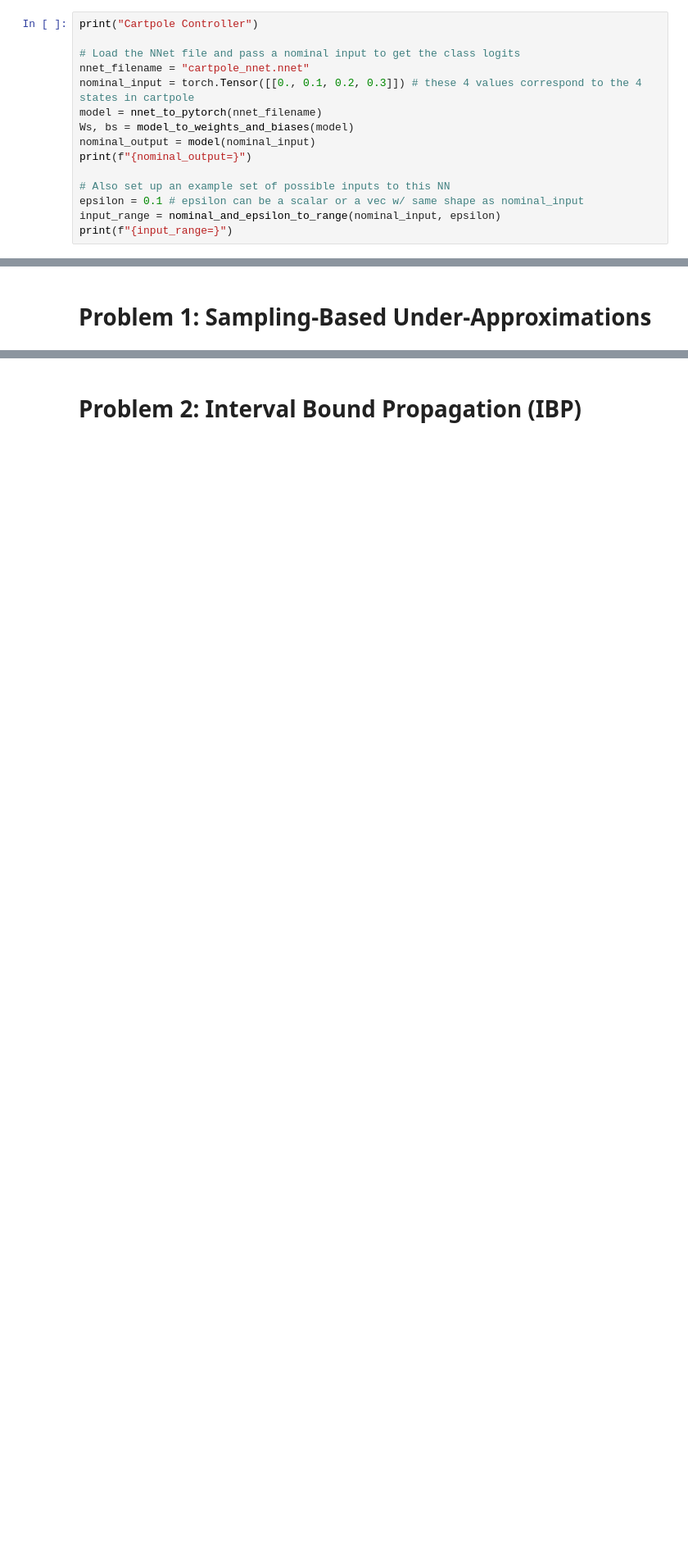
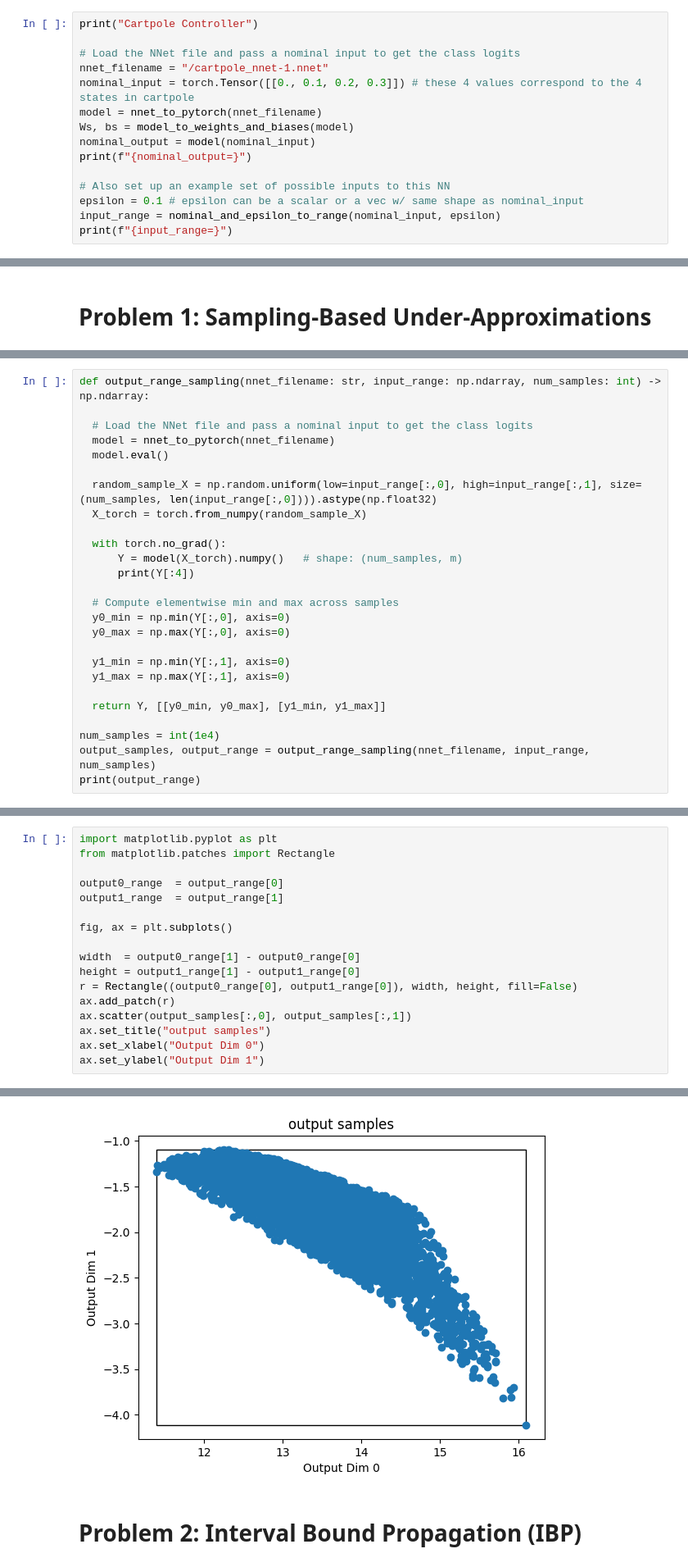
Before and after one commit to kmuenpra/EECE7268, a Jupyter notebook: EECE7268_HW2.ipynb, the cells around one changed output, grey strips where cells are left out. Shown at 82% size. Cells and saved outputs as stored; diff of their text form; blank space fills up the shorter version.

```diff
--- a/EECE7268_HW2.ipynb
+++ b/EECE7268_HW2.ipynb
@@ -101,7 +101,7 @@ For example, to load a NN controller for a cartpole system, then query the contr
 print("Cartpole Controller")
 
 # Load the NNet file and pass a nominal input to get the class logits
-nnet_filename = "cartpole_nnet.nnet"
+nnet_filename = "/cartpole_nnet-1.nnet"
 nominal_input = torch.Tensor([[0., 0.1, 0.2, 0.3]]) # these 4 values correspond to the 4 states in cartpole
 model = nnet_to_pytorch(nnet_filename)
 Ws, bs = model_to_weights_and_biases(model)
@@ -134,0 +133,26 @@ output_range_sampling(nnet_filename, input_range, num_samples)
+# %%
+def output_range_sampling(nnet_filename: str, input_range: np.ndarray, num_samples: int) -> np.ndarray:
+
+  # Load the NNet file and pass a nominal input to get the class logits
+  model = nnet_to_pytorch(nnet_filename)
+  model.eval()
+
+  random_sample_X = np.random.uniform(low=input_range[:,0], high=input_range[:,1], size=(num_samples, len(input_range[:,0]))).astype(np.float32)
+  X_torch = torch.from_numpy(random_sample_X)
+
+  with torch.no_grad():
+      Y = model(X_torch).numpy()   # shape: (num_samples, m)
+      print(Y[:4])
+
+  # Compute elementwise min and max across samples
+  y0_min = np.min(Y[:,0], axis=0)
+  y0_max = np.max(Y[:,0], axis=0)
+
+  y1_min = np.min(Y[:,1], axis=0)
+  y1_max = np.max(Y[:,1], axis=0)
+
+  return Y, [[y0_min, y0_max], [y1_min, y1_max]]
+
+num_samples = int(1e4)
+output_samples, output_range = output_range_sampling(nnet_filename, input_range, num_samples)
+print(output_range)
@@ -134,0 +165,18 @@ output_range_sampling(nnet_filename, input_range, num_samples)
+# %%
+import matplotlib.pyplot as plt
+from matplotlib.patches import Rectangle
+
+output0_range  = output_range[0]
+output1_range  = output_range[1]
+
+fig, ax = plt.subplots()
+
+width  = output0_range[1] - output0_range[0]
+height = output1_range[1] - output1_range[0]
+r = Rectangle((output0_range[0], output1_range[0]), width, height, fill=False)
+ax.add_patch(r)
+ax.scatter(output_samples[:,0], output_samples[:,1])
+ax.set_title("output samples")
+ax.set_xlabel("Output Dim 0")
+ax.set_ylabel("Output Dim 1")
+# %% [output]
@@ -135,3 +184,4 @@ output_range_sampling(nnet_filename, input_range, num_samples)
+[figure, added]
 # %% [markdown]
 # Problem 2: Interval Bound Propagation (IBP)
 # %% [markdown]
```
Also changed, not shown: parts of 7 cells of this notebook.
